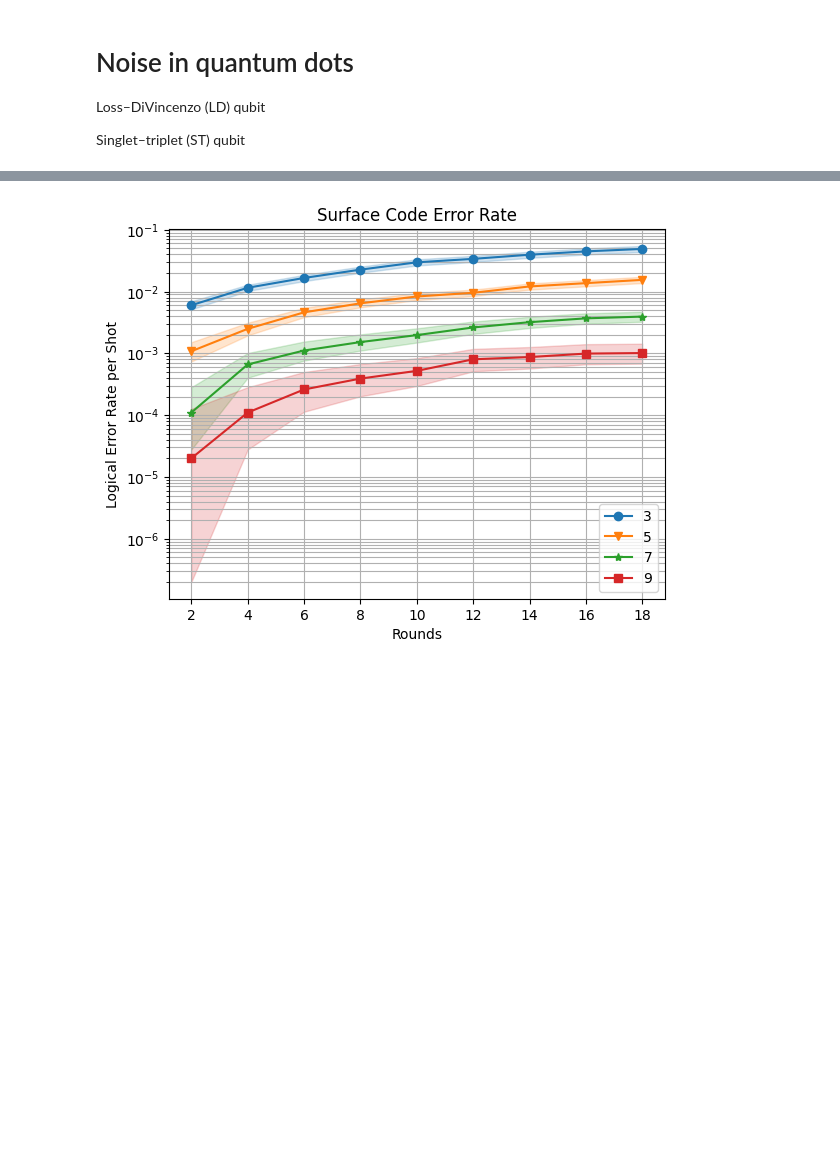
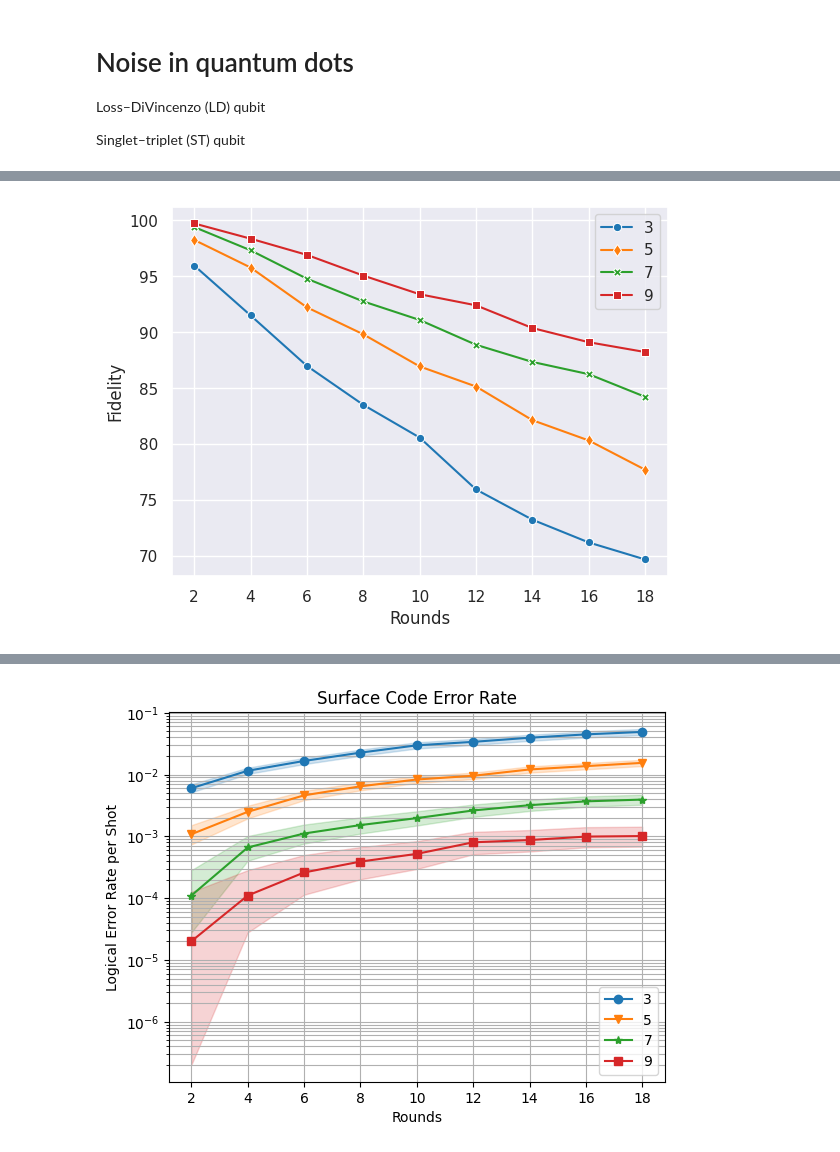
Before and after one commit to marcosj/qdots, a Jupyter notebook: stim.ipynb, the cells around one changed output, grey strips where cells are left out. Saved outputs shown, nothing was run; the diff lists cells and outputs as text; code cells hidden in the pictures; blank space fills up the shorter version.

```diff
--- a/stim.ipynb
+++ b/stim.ipynb
@@ -137,6 +200,10 @@ stats = sinter.collect(
     num_workers=4,
     tasks=tasks,
     decoders=['pymatching'],
-    max_shots=100_000,
+    max_shots=10_000,
     max_errors=1_000
 )
+# %%
+x = [s.json_metadata['r'] for s in stats]
+y = [100 - 100 * s.errors / s.shots for s in stats]
+h = [s.json_metadata['d'] for s in stats]
@@ -142,0 +212,7 @@ stats = sinter.collect(
+# %%
+sns.set_theme(style="darkgrid")
+ax = sns.lineplot(x = x, y = y, hue = h, style = h, palette=sns.color_palette("tab10")[:4], markers=['o','d','X','s'], dashes=False);
+ax.set(xlabel='Rounds', ylabel='Fidelity');
+#ax.set(yscale="log");
+# %% [output]
+[figure, added]
```
Also changed, not shown: parts of 11 cells of this notebook.
